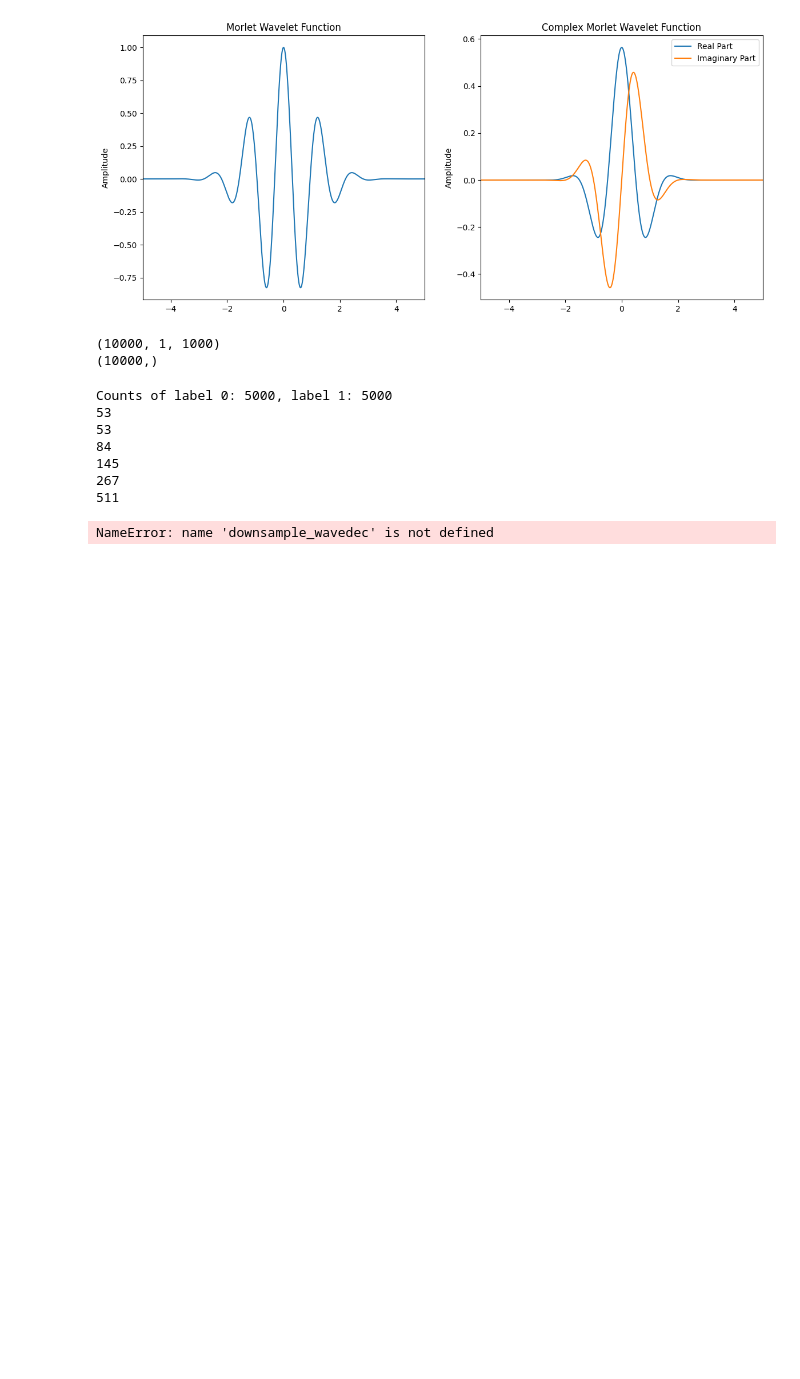
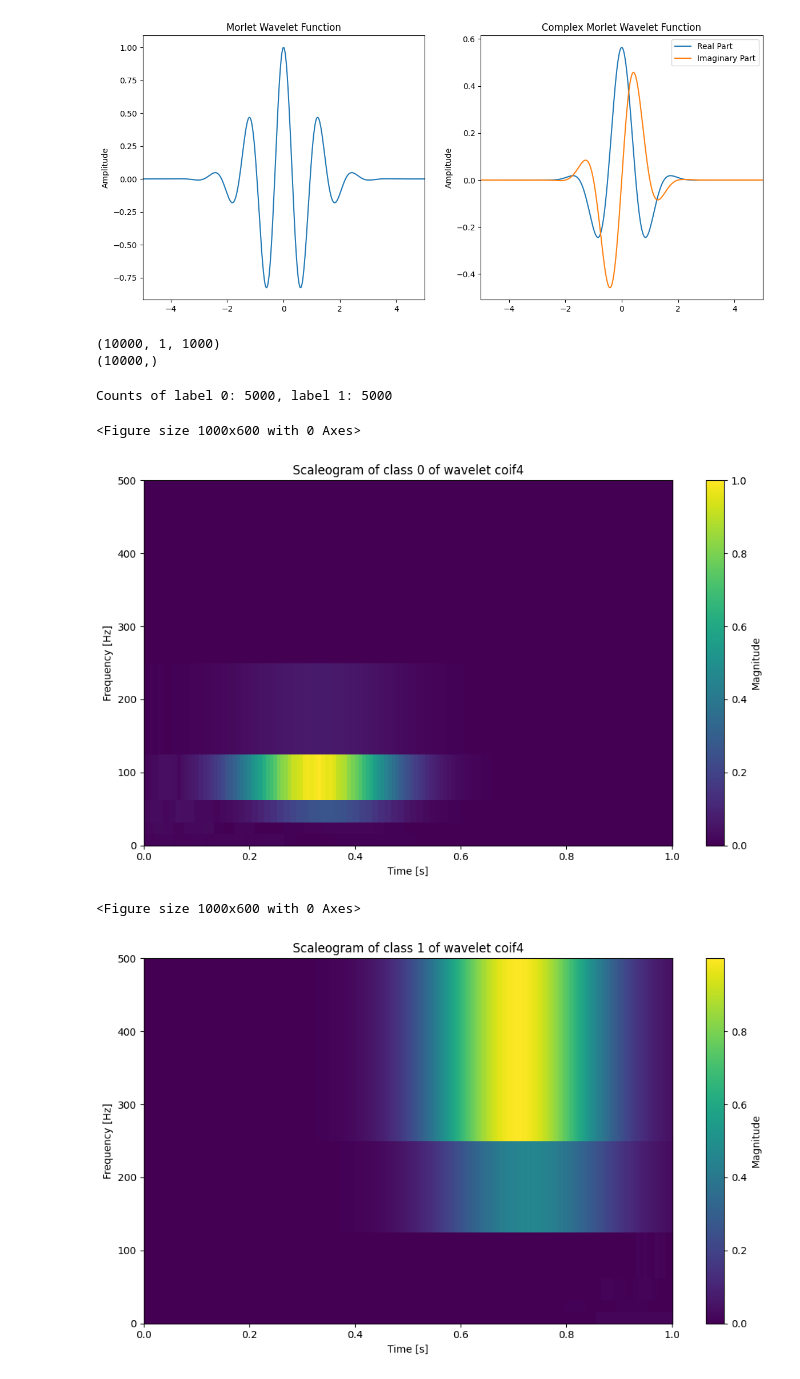
Before and after one commit to aliciags/learnable-masks-explainability-time-series, a Jupyter notebook: comparison_wavelet_hpc_5.ipynb, the cells around one changed output. Cells and saved outputs as stored; diff of their text form; code cells hidden in the pictures; blank space fills up the shorter version.

```diff
--- a/comparison_wavelet_hpc_5.ipynb
+++ b/comparison_wavelet_hpc_5.ipynb
@@ -406,39 +406,36 @@ for batch in test_loader:
 
     for i, channels in enumerate(x):
         signal = channels[0].detach().cpu().numpy()
 
         coeffs = pywt.wavedec(signal, 'coif4', level=5)
         upsampled = upsampling_wavedec(len(signal), coeffs)
         upsampled = np.abs(upsampled)
 
         if y[i] == 0:
             counts_0 += 1
             wavelets_0 += upsampled
         else:
             counts_1 += 1
             wavelets_1 += upsampled
 
 wavelets_0 /= counts_0
 wavelets_1 /= counts_1
 
 print(f"Counts of label 0: {counts_0}, label 1: {counts_1}")
 
 # for c in coeffs:
 #     print(len(c))
 
 # upsampled = upsampling_wavedec(len(signal), coeffs)
 # downsampled = downsample_wavedec(len(signal), coeffs, 'coif4', 1)
 
-plot_dwt_scaleogram(wavelets_0.T, fs=fs)
-plot_dwt_scaleogram(wavelets_1.T, fs=fs)
+plot_dwt_scaleogram(wavelets_0.T, fs=fs, label=0, w='coif4')
+plot_dwt_scaleogram(wavelets_1.T, fs=fs, label=1, w='coif4')
 
 #sc_same_time_0
 # %% [output]
 Counts of label 0: 5000, label 1: 5000
-53
-53
-84
-145
-267
-511
-NameError: name 'downsample_wavedec' is not defined
+<Figure size 1000x600 with 0 Axes>
+[figure, added]
+<Figure size 1000x600 with 0 Axes>
+[figure, added]
```
Also changed, not shown: 1 other file.
